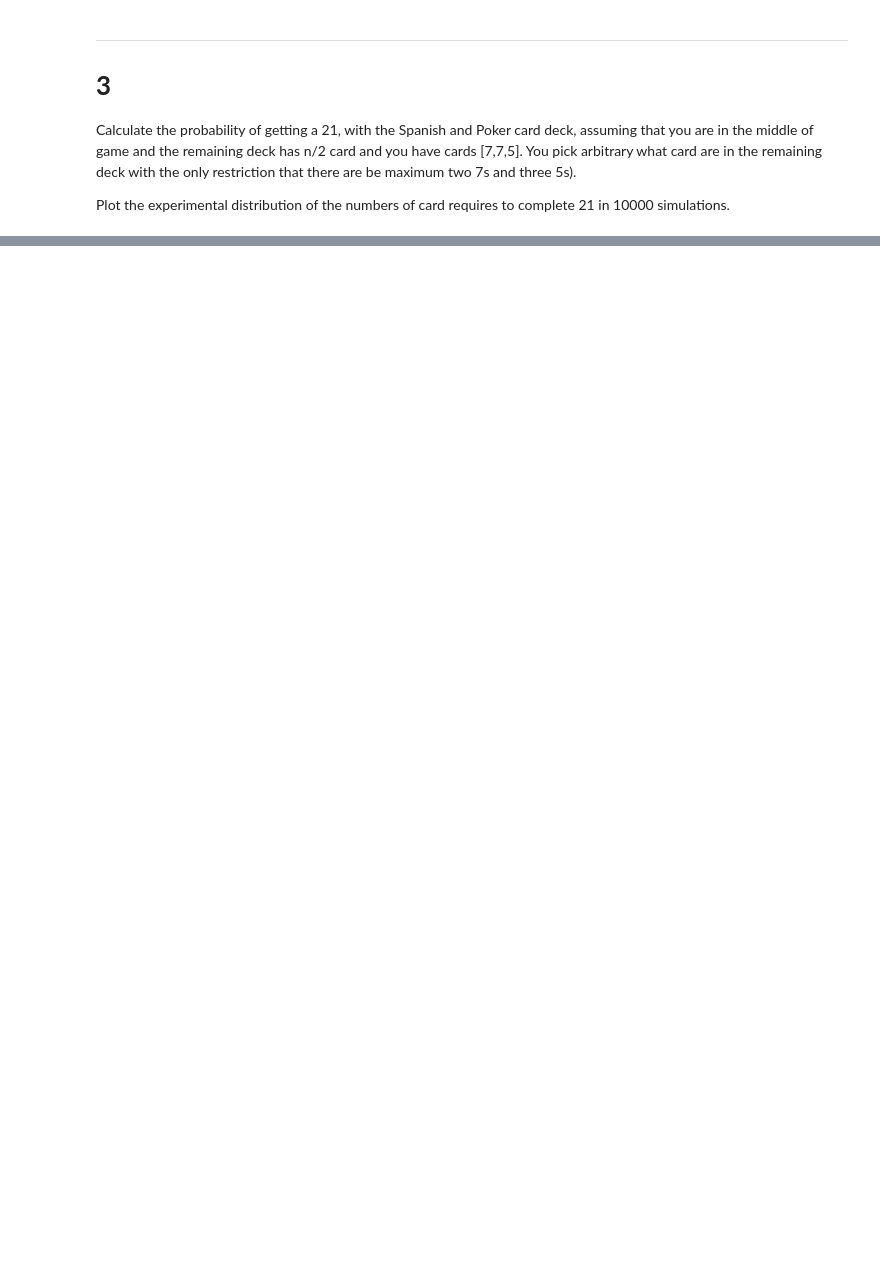
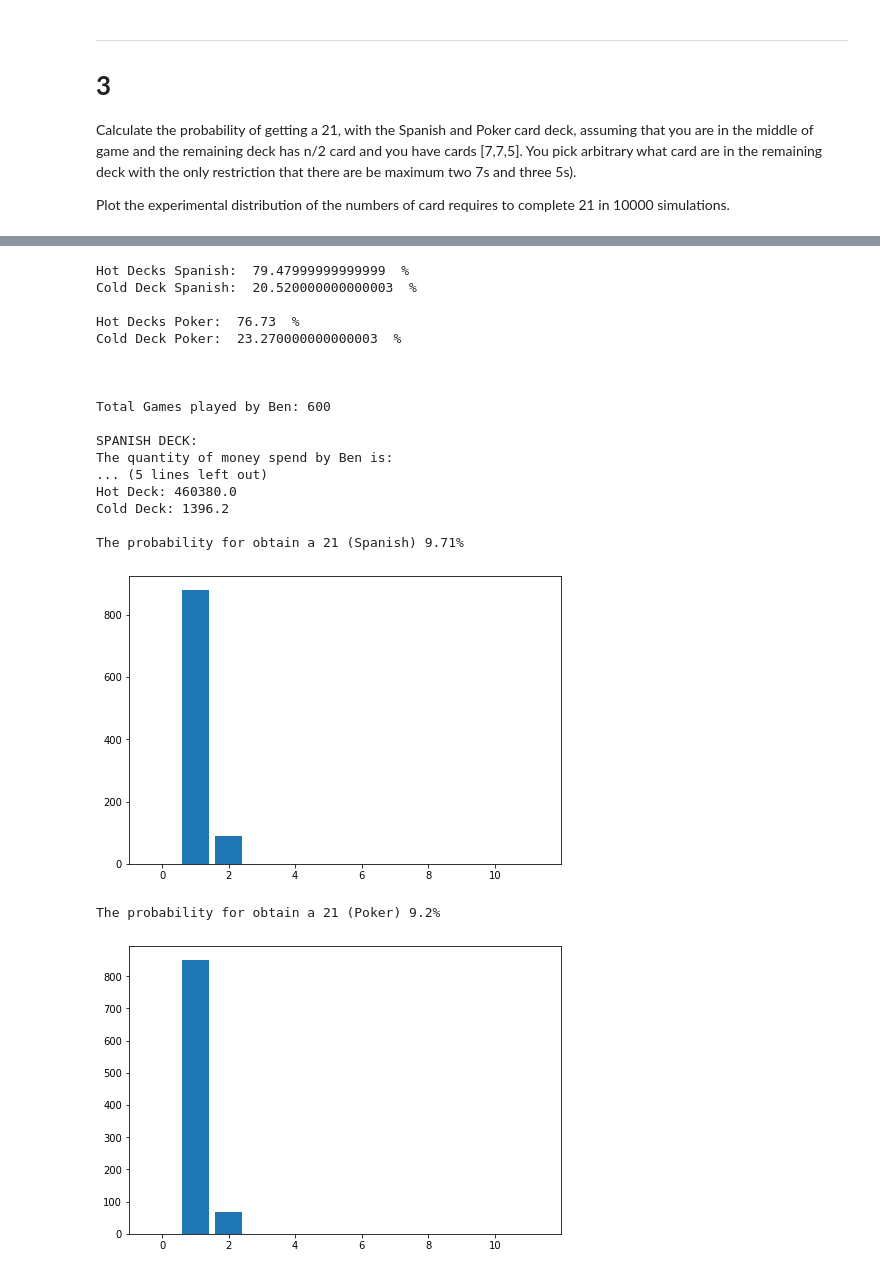
Before and after one commit to ddfulaa/AlgorithmsUN2020II, a Jupyter notebook: 21BlackjackGrClass2StGroup26.ipynb, the cells around one changed output, grey strips where cells are left out. Drawn from its saved outputs; the diff is of its cells as text; code cells hidden in the pictures; blank space fills up the shorter version.

```diff
--- a/21BlackjackGrClass2StGroup26.ipynb
+++ b/21BlackjackGrClass2StGroup26.ipynb
@@ -161,0 +249,80 @@ The experimental probability of getting a 21 drawing cards sequentially from shu
+# %%
+n = 10000
+countSpDeck = 0
+countPkDeck = 0
+countHotSpDeck = 0
+countHotPkDeck = 0
+arrayCountSp = [0,0,0,0,0,0,0,0,0,0,0,0]
+arrayCountPk = [0,0,0,0,0,0,0,0,0,0,0,0]
+spanishDeckWithout_P4 = [1,2,3,4,6,8,9,10,11,12,1,2,3,4,5,6,8,9,10,11,12,1,2,3,4,5,6,7,8,9,10,11,12,1,2,3,4,5,6,7,8,9,10,11,12]
+pokerDeckWithout_P4 = [1,2,3,4,6,8,9,10,11,12,13,1,2,3,4,5,6,8,9,10,11,12,13,1,2,3,4,5,6,7,8,9,10,11,12,13,1,2,3,4,5,6,7,8,9,10,11,12,13]
+
+for i in range(1, n+1):
+  aux = deck_8(spanishDeckWithout_P4)
+  countSpDeck += sum21(aux,arrayCountSp,19)
+  countHotSpDeck += hotDeck(aux)
+
+  aux = deck_8(pokerDeckWithout_P4)
+  countPkDeck += sum21(aux, arrayCountPk,19)
+  countHotPkDeck += hotDeck(aux)
+
+print("Hot Decks Spanish: ", countHotSpDeck/n*100," %")
+print("Cold Deck Spanish: ", (1-countHotSpDeck/n)*100," %\n")
+
+print("Hot Decks Poker: ", countHotPkDeck/n*100," %")
+print("Cold Deck Poker: ", (1-countHotPkDeck/n)*100," %\n\n")
+
+#Calc Nº games : 3 days, 10 hours, 60 min each one, 3 min per game
+totalGames = int(3 * (10 * 60) / 3)
+print("\nTotal Games played by Ben: " + str(totalGames))
+
+#Quantity of games with HotDeck Spanish:
+qHotDeckSpGames = totalGames * (countHotSpDeck/n*100) / 100
+qColdDeckSpGames = totalGames - qHotDeckSpGames
+priceHotDeckSp = qHotDeckSpGames * 1000
+priceColdDeckSp = qColdDeckSpGames * 10
+
+#Quantity of games with HotDeck Poker:
+qHotDeckPkGames = totalGames * (countHotPkDeck/n*100) / 100
+qColdDeckPkGames = totalGames - qHotDeckPkGames;
+priceHotDeckPk = qHotDeckPkGames * 1000
+priceColdDeckPk = qColdDeckPkGames * 10
+
+print("\nSPANISH DECK:\nThe quantity of money spend by Ben is:\nHot Deck: "+ str(round(priceHotDeckSp,4))+"\nCold Deck: "+str(round(priceColdDeckSp,4))+"\n")
+print("POKER DECK:\nThe quantity of money spend by Ben is:\nHot Deck: "+ str(round(priceHotDeckPk,4))+"\nCold Deck: "+str(round(priceColdDeckPk,4))+"\n")
+
+#Probability of 21 in each deck by 10000 tries
+probSpanish = countSpDeck / n
+probPoker = countPkDeck / n
+
+print("The probability for obtain a 21 (Spanish) "+ str(round(probSpanish,4)*100) + "%")
+plot7 = plt.figure()
+axisPlot7 = plot7.add_axes([0,0,1,1])
+axisPlot7.bar(range(0,12),arrayCountSp)
+plt.show()
+print("The probability for obtain a 21 (Poker) "+ str(round(probPoker,4)*100) +"%")
+plot8 = plt.figure()
+axisPlot8 = plot8.add_axes([0,0,1,1])
+axisPlot8.bar(range(0,12),arrayCountPk)
+plt.show()
+# %% [output]
+Hot Decks Spanish:  79.47999999999999  %
+Cold Deck Spanish:  20.520000000000003  %
+
+Hot Decks Poker:  76.73  %
+Cold Deck Poker:  23.270000000000003  %
+
+
+
+Total Games played by Ben: 600
+
+SPANISH DECK:
+The quantity of money spend by Ben is:
+... (5 lines left out)
+Hot Deck: 460380.0
+Cold Deck: 1396.2
+
+The probability for obtain a 21 (Spanish) 9.71%
+[figure, added]
+The probability for obtain a 21 (Poker) 9.2%
+[figure, added]
```
Also changed, not shown: parts of 6 cells of this notebook.
